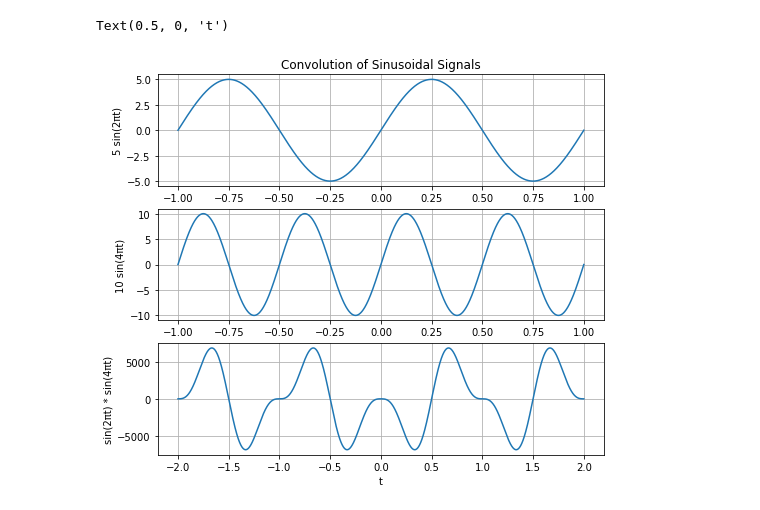
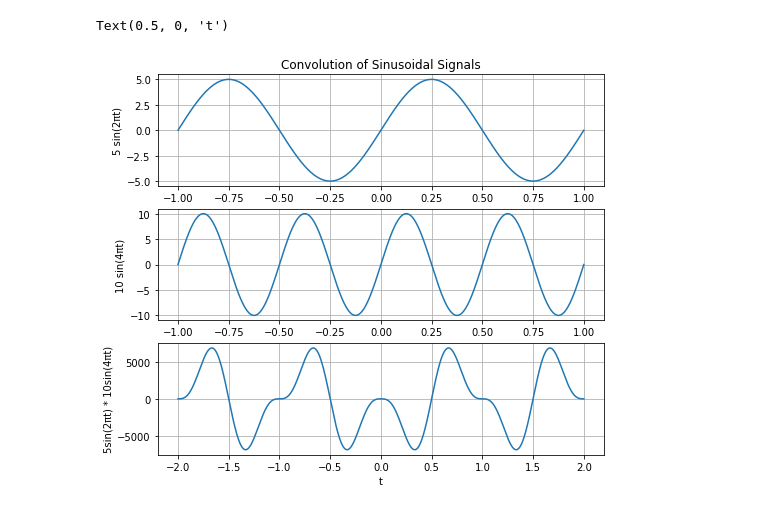
Before and after one commit to divyajeettt/ECE250, a Jupyter notebook: Practice-Sheets/Practice-Sheet-6/Python-Solutions/solution-5.ipynb, the cells around one changed output. Saved outputs shown, nothing was run; the diff lists cells and outputs as text; code cells hidden in the pictures.

```diff
--- a/Practice-Sheets/Practice-Sheet-6/Python-Solutions/solution-5.ipynb
+++ b/Practice-Sheets/Practice-Sheet-6/Python-Solutions/solution-5.ipynb
@@ -12,22 +12,22 @@ def s2(t: float) -> float:
 # %%
 T = np.arange(-1.0, 1.001, 0.001)
 
 fig, axes = plt.subplots(3, 1, figsize=(8, 7))
 for i in range(3):
     axes[i].grid(True)
 
 S1 = [s1(t) for t in T]
 S2 = [s2(t) for t in T]
 
 axes[0].plot(T, S1)
 axes[1].plot(T, S2)
 axes[2].plot(np.arange(-2.0, 2.0001, 0.001), np.convolve(np.ravel(S1), np.ravel(S2), "full"))
 
 axes[0].set_title("Convolution of Sinusoidal Signals")
 axes[0].set_ylabel("5 sin(2πt)")
 axes[1].set_ylabel("10 sin(4πt)")
-axes[2].set_ylabel("sin(2πt) * sin(4πt)")
+axes[2].set_ylabel("5sin(2πt) * 10sin(4πt)")
 axes[2].set_xlabel("t")
 # %% [output]
 Text(0.5, 0, 't')
-[figure, old version]
+[figure, new version]
```
